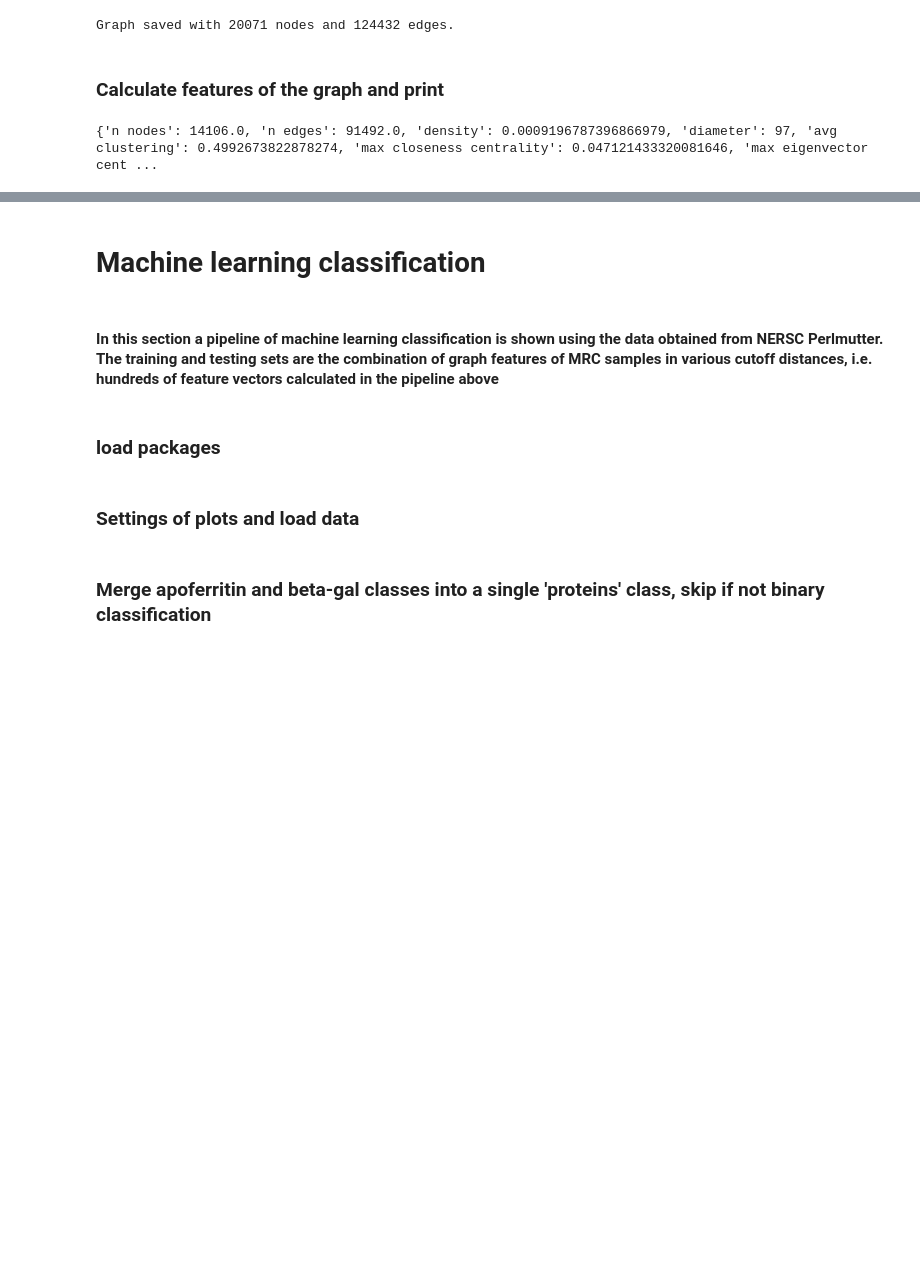
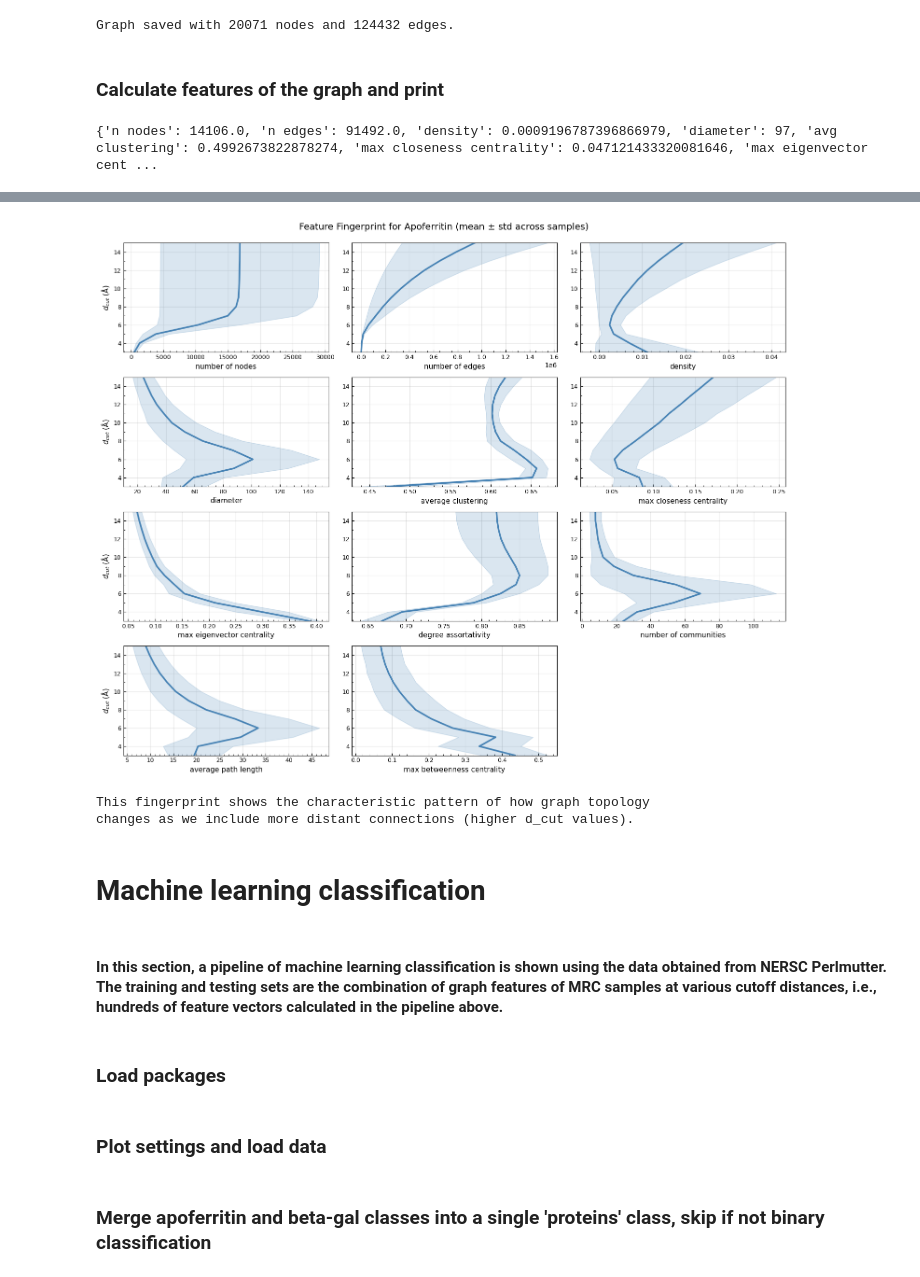
Before and after one commit to NWBRaVE/grip-tomo, a Jupyter notebook: docs/tutorial_notebook/tutorial.ipynb, the cells around one changed output, grey strips where cells are left out. Drawn from its saved outputs; the diff is of its cells as text; code cells hidden in the pictures; blank space fills up the shorter version.

Commit message:
updated tutorial notebook with fingerprint plot

```diff
--- a/docs/tutorial_notebook/tutorial.ipynb
+++ b/docs/tutorial_notebook/tutorial.ipynb
@@ -121,9 +155,61 @@ print (G_feat)
+# %%
+# Create fingerprint plot: 4×3 grid showing how each feature varies with cutoff distance
+fig, axes = plt.subplots(nrows=4, ncols=3, figsize=(15, 12))
+axes = axes.flatten()
+
+# Calculate mean and std for each feature across samples at each cutoff
+for i, feature in enumerate(feature_names):
+    if i >= len(axes):
+        break
+
+    ax = axes[i]
+
+    # Group by cutoff and calculate mean ± std
+    summary = apoferritin_data.groupby('cutoff')[feature].agg(['mean', 'std'])
+
+    # Plot: feature value (x-axis) vs cutoff distance (y-axis)
+    ax.fill_betweenx(summary.index,
+                     summary['mean'] - summary['std'],
+                     summary['mean'] + summary['std'],
+                     color='steelblue', alpha=0.2)
+    ax.plot(summary['mean'], summary.index, color='steelblue', linewidth=2.5)
+
+    # Formatting
+    display_name = feature_display_names.get(feature, feature)
+    ax.set_xlabel(display_name, fontsize=11)
+
+    # Y-axis label only for leftmost column
+    if i % 3 == 0:
+        ax.set_ylabel('$d_{cut}$ (Å)', fontsize=11)
+
+    # Grid and ticks
+    ax.grid(alpha=0.3)
+    ax.minorticks_on()
+    ax.tick_params(axis='both', which='both', direction='in', labelsize=9)
+    ax.yaxis.set_minor_locator(MultipleLocator(1))
+    ax.set_ylim((3, 15))
+
+# Remove extra subplots
+for i in range(len(feature_names), len(axes)):
+    fig.delaxes(axes[i])
+
+plt.suptitle('Feature Fingerprint for Apoferritin (mean ± std across samples)',
+             fontsize=14, y=0.995)
+plt.tight_layout()
+plt.show()
+
+print("\nThis fingerprint shows the characteristic pattern of how graph topology")
+print("changes as we include more distant connections (higher d_cut values).")
+# %% [output]
+[figure, added]
+This fingerprint shows the characteristic pattern of how graph topology
+changes as we include more distant connections (higher d_cut values).
 # %% [markdown]
 # Machine learning classification
 # %% [markdown]
-#### In this section a pipeline of machine learning classification is shown using the data obtained from NERSC Perlmutter. The training and testing sets are the combination of graph features of MRC samples in various cutoff distances, i.e. hundreds of feature vectors calculated in the pipeline above
+#### In this section, a pipeline of machine learning classification is shown using the data obtained from NERSC Perlmutter. The training and testing sets are the combination of graph features of MRC samples at various cutoff distances, i.e., hundreds of feature vectors calculated in the pipeline above.
 # %% [markdown]
-### load packages
+### Load packages
 # %%
 import pandas as pd
 import numpy as np
@@ -139,7 +225,7 @@ from sklearn.metrics       import (
     classification_report, confusion_matrix
 )
 # %% [markdown]
-### Settings of plots and load data
+### Plot settings and load data
 # %%
 # Set the font as Arial for all figures
 import matplotlib as mpl
```
Also changed, not shown: parts of 12 cells of this notebook, 5 other files.
